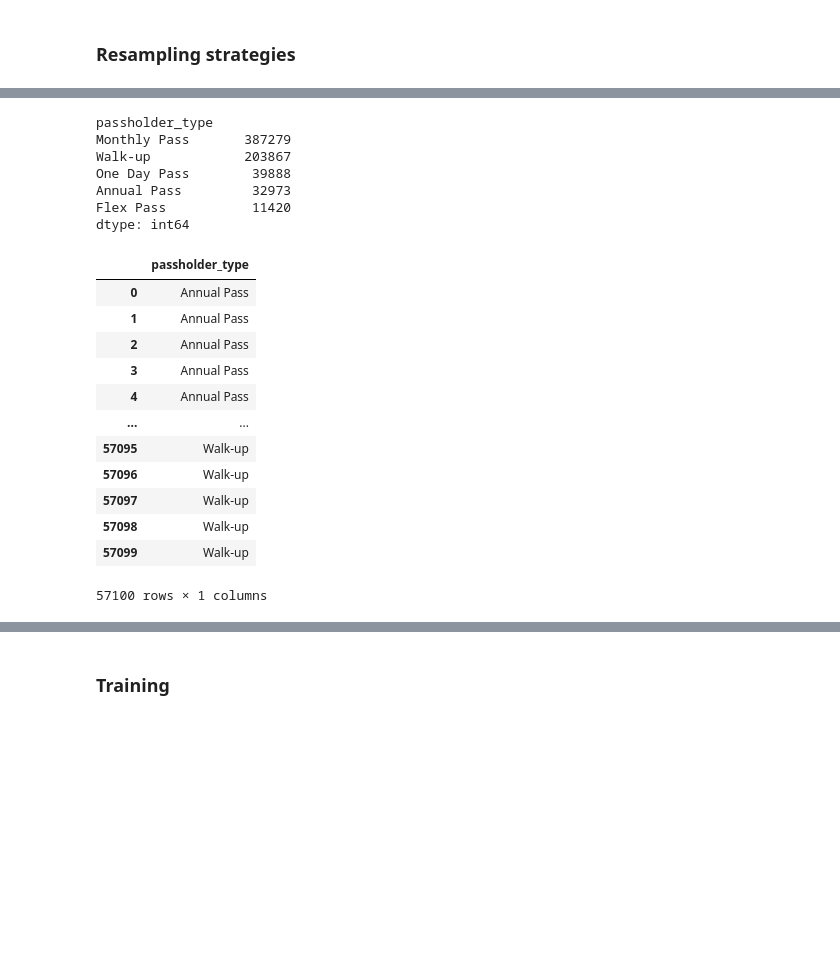
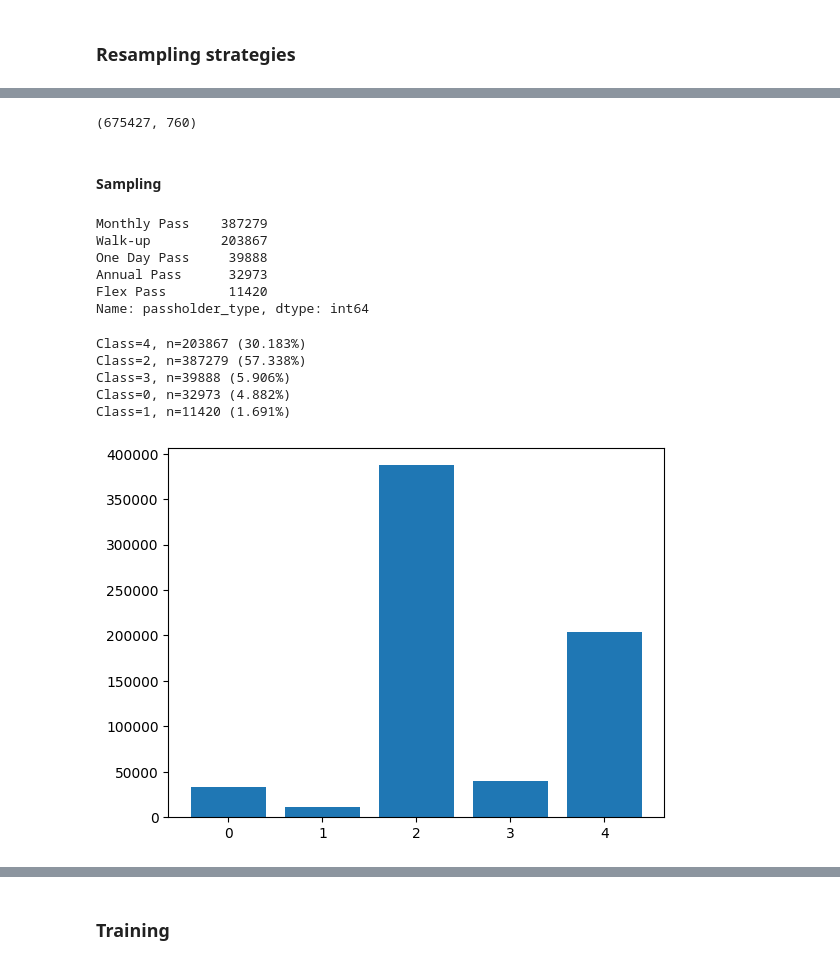
Before and after one commit to agustingenoud/la-bike-rent-analysis, a Jupyter notebook: Notebooks/02-ML.ipynb, the cells around one changed output, grey strips where cells are left out. Saved outputs shown, nothing was run; the diff lists cells and outputs as text; code cells hidden in the pictures; blank space fills up the shorter version.

```diff
--- a/Notebooks/02-ML.ipynb
+++ b/Notebooks/02-ML.ipynb
@@ -315,10 +405,15 @@ X_train=np.load('/workspace/data/train_output.npy')
+# %%
+X_train_for_predict.shape
+# %% [output]
+(675427, 760)
+# %% [markdown]
+#### Sampling
 # %%
-y_train[['passholder_type']].value_counts()
+y_train.value_counts()
 # %% [output]
-passholder_type
-Monthly Pass       387279
-Walk-up            203867
-One Day Pass        39888
-Annual Pass         32973
-Flex Pass           11420
-dtype: int64
+Monthly Pass    387279
+Walk-up         203867
+One Day Pass     39888
+Annual Pass      32973
+Flex Pass        11420
+Name: passholder_type, dtype: int64
@@ -331,17 +420,17 @@ X_under, y_under = under.fit_resample(X_train, y_train[['passholder_type']])
-# %%
-#np.sum(y_under, axis=0)
-y_under
-# %% [output]
-|  | passholder_type |
-| 0 | Annual Pass |
-| 1 | Annual Pass |
-| 2 | Annual Pass |
-| 3 | Annual Pass |
-| 4 | Annual Pass |
-| ... | ... |
-| 57095 | Walk-up |
-| 57096 | Walk-up |
-| 57097 | Walk-up |
-| 57098 | Walk-up |
-| 57099 | Walk-up |
-57100 rows × 1 columns
+# %%
+y = LabelEncoder().fit_transform(y_train)
+# summarize distribution
+counter = Counter(y)
+for k,v in counter.items():
+ per = v / len(y) * 100
+ print('Class=%d, n=%d (%.3f%%)' % (k, v, per))
+# plot the distribution
+plt.bar(counter.keys(), counter.values())
+plt.show()
+# %% [output]
+Class=4, n=203867 (30.183%)
+Class=2, n=387279 (57.338%)
+Class=3, n=39888 (5.906%)
+Class=0, n=32973 (4.882%)
+Class=1, n=11420 (1.691%)
+[figure, added]
```
Also changed, not shown: parts of 61 cells of this notebook, 3 other files.
